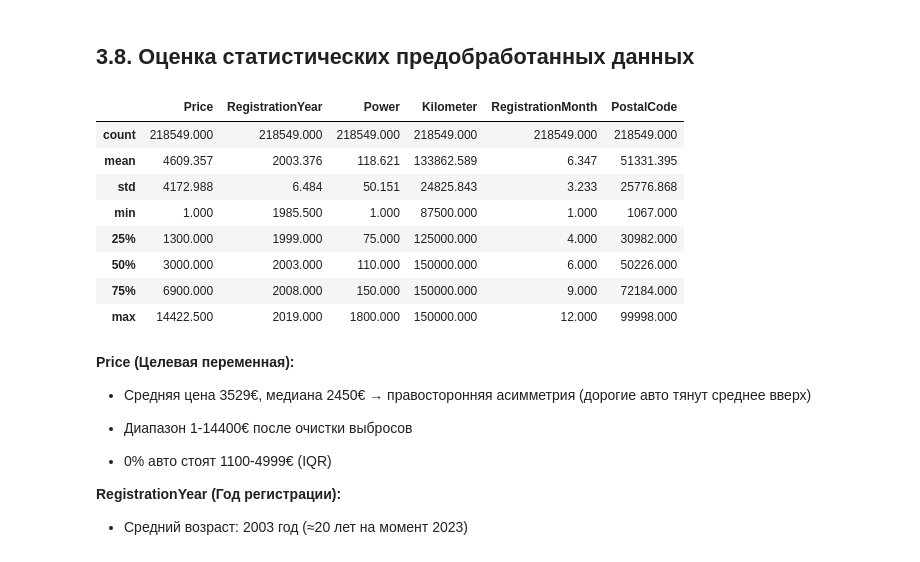
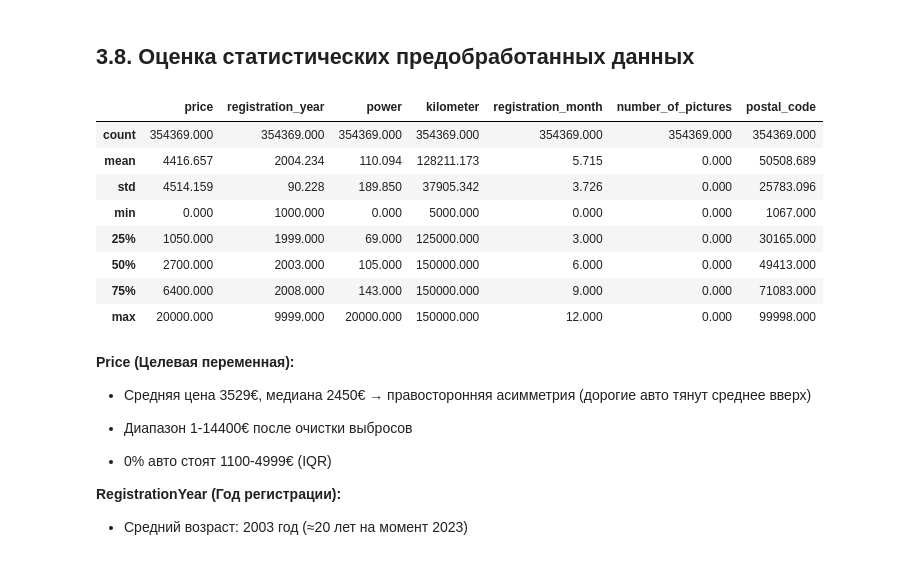
Before and after one commit to azarovdimka/Data_Science, a Jupyter notebook: Machine_Learning/Рыночная стоимость авто/Рыночная стоимость авто.ipynb, the cells around one changed output. Cells and saved outputs as stored; diff of their text form; code cells hidden in the pictures.

```diff
--- a/Machine_Learning/Рыночная стоимость авто/Рыночная стоимость авто.ipynb
+++ b/Machine_Learning/Рыночная стоимость авто/Рыночная стоимость авто.ipynb
@@ -103,0 +126,3 @@ except (FileNotFoundError, OSError):
+# %%
+df.columns = [re.sub(r'(?<!^)(?=[A-Z])', '_', col).lower().replace(' ', '_').replace('-', '_') for col in df.columns]
+df.columns
@@ -1199,17 +1388,17 @@ plt.show()
 # %% [markdown]
 ## **3.8. Оценка статистических предобработанных данных**
 # %%
-train_df.describe()
+df.describe()
 # %% [output]
-|  | Price | RegistrationYear | Power | Kilometer | RegistrationMonth | PostalCode |
-| count | 218549.000 | 218549.000 | 218549.000 | 218549.000 | 218549.000 | 218549.000 |
-| mean | 4609.357 | 2003.376 | 118.621 | 133862.589 | 6.347 | 51331.395 |
-| std | 4172.988 | 6.484 | 50.151 | 24825.843 | 3.233 | 25776.868 |
-| min | 1.000 | 1985.500 | 1.000 | 87500.000 | 1.000 | 1067.000 |
-| 25% | 1300.000 | 1999.000 | 75.000 | 125000.000 | 4.000 | 30982.000 |
-| 50% | 3000.000 | 2003.000 | 110.000 | 150000.000 | 6.000 | 50226.000 |
-| 75% | 6900.000 | 2008.000 | 150.000 | 150000.000 | 9.000 | 72184.000 |
-| max | 14422.500 | 2019.000 | 1800.000 | 150000.000 | 12.000 | 99998.000 |
+|  | price | registration_year | power | kilometer | registration_month | number_of_pictures | postal_code |
+| count | 354369.000 | 354369.000 | 354369.000 | 354369.000 | 354369.000 | 354369.000 | 354369.000 |
+| mean | 4416.657 | 2004.234 | 110.094 | 128211.173 | 5.715 | 0.000 | 50508.689 |
+| std | 4514.159 | 90.228 | 189.850 | 37905.342 | 3.726 | 0.000 | 25783.096 |
+| min | 0.000 | 1000.000 | 0.000 | 5000.000 | 0.000 | 0.000 | 1067.000 |
+| 25% | 1050.000 | 1999.000 | 69.000 | 125000.000 | 3.000 | 0.000 | 30165.000 |
+| 50% | 2700.000 | 2003.000 | 105.000 | 150000.000 | 6.000 | 0.000 | 49413.000 |
+| 75% | 6400.000 | 2008.000 | 143.000 | 150000.000 | 9.000 | 0.000 | 71083.000 |
+| max | 20000.000 | 9999.000 | 20000.000 | 150000.000 | 12.000 | 0.000 | 99998.000 |
 # %% [markdown]
 **Price (Целевая переменная):**
 
```
Also changed, not shown: parts of 88 cells of this notebook.
